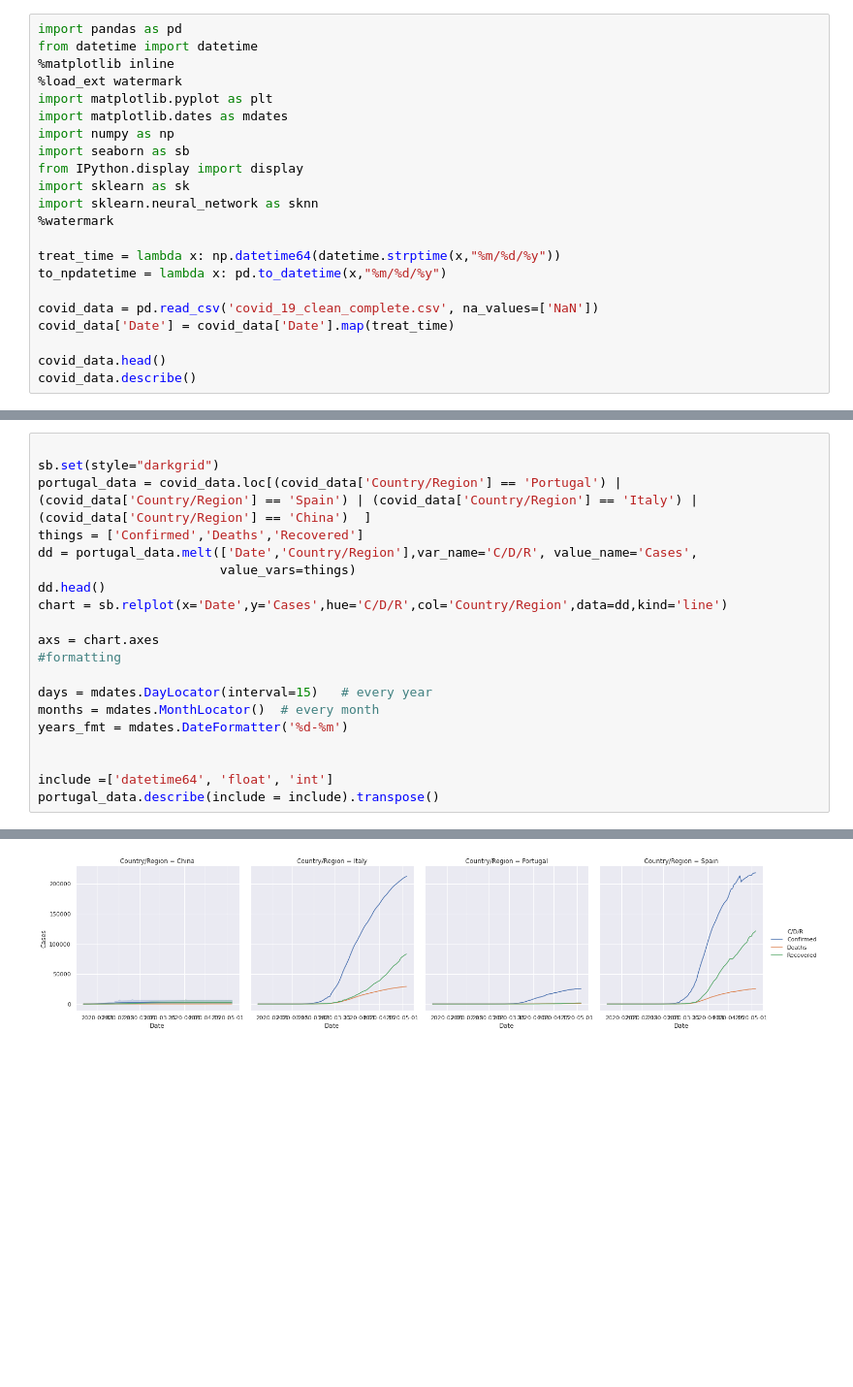
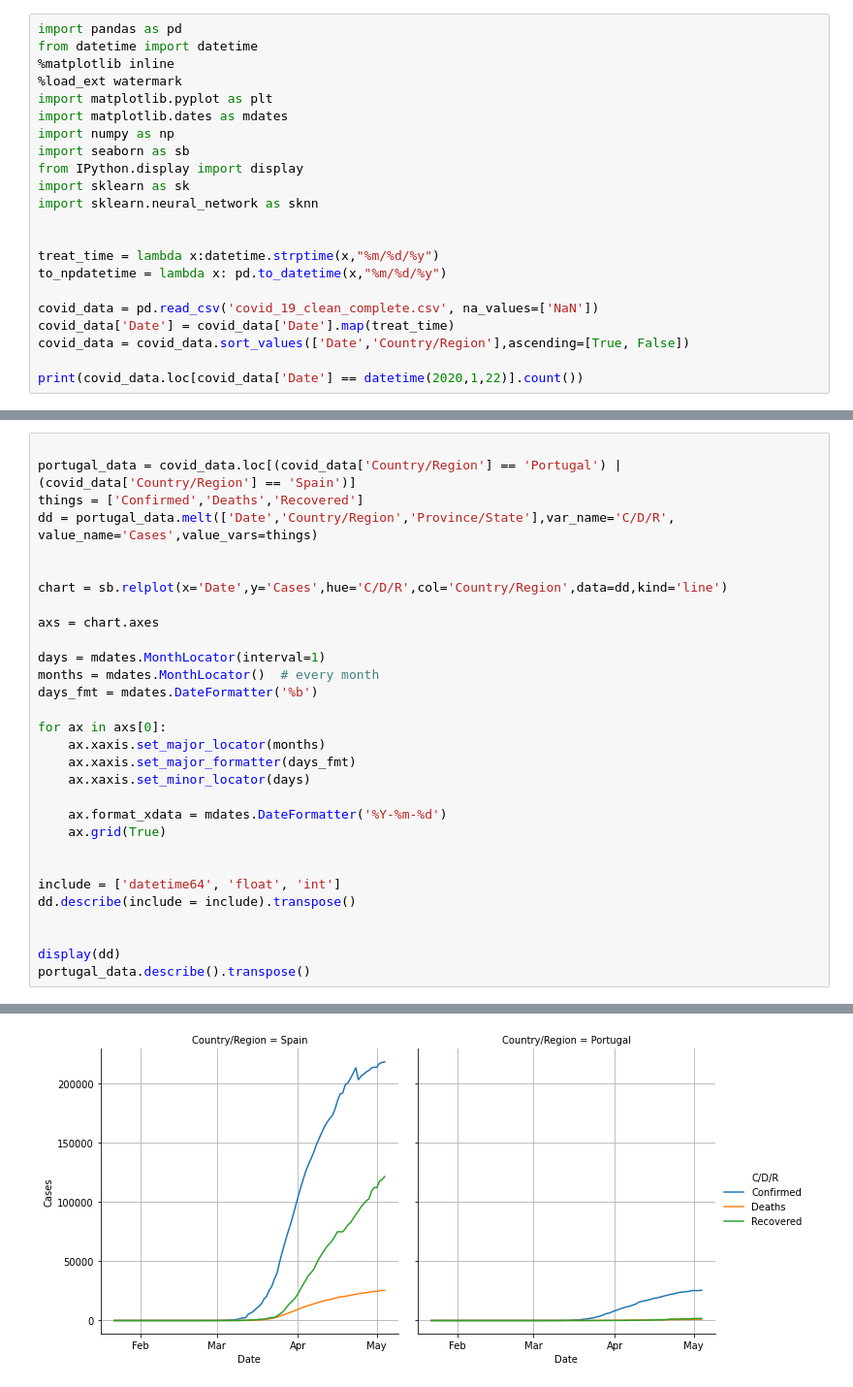
Before and after one commit to SALajes/iart-regression-modeling, a Jupyter notebook: Covid19.ipynb, the cells around one changed output, grey strips where cells are left out. Shown at 97% size. Saved outputs shown, nothing was run; the diff lists cells and outputs as text; blank space fills up the shorter version.

```diff
--- a/Covid19.ipynb
+++ b/Covid19.ipynb
@@ -10,16 +10,16 @@ import seaborn as sb
 from IPython.display import display
 import sklearn as sk
 import sklearn.neural_network as sknn
-%watermark
 
-treat_time = lambda x: np.datetime64(datetime.strptime(x,"%m/%d/%y"))
+
+treat_time = lambda x:datetime.strptime(x,"%m/%d/%y")
 to_npdatetime = lambda x: pd.to_datetime(x,"%m/%d/%y")
 
 covid_data = pd.read_csv('covid_19_clean_complete.csv', na_values=['NaN'])
 covid_data['Date'] = covid_data['Date'].map(treat_time)
+covid_data = covid_data.sort_values(['Date','Country/Region'],ascending=[True, False])
 
-covid_data.head()
-covid_data.describe()
+print(covid_data.loc[covid_data['Date'] == datetime(2020,1,22)].count())
 # %% [output]
 The watermark extension is already loaded. To reload it, use:
   %reload_ext watermark
@@ -47,21 +35,31 @@ interpreter: 64bit
 # %%
 
-sb.set(style="darkgrid")
-portugal_data = covid_data.loc[(covid_data['Country/Region'] == 'Portugal') | (covid_data['Country/Region'] == 'Spain') | (covid_data['Country/Region'] == 'Italy') | (covid_data['Country/Region'] == 'China')  ]
+portugal_data = covid_data.loc[(covid_data['Country/Region'] == 'Portugal') | (covid_data['Country/Region'] == 'Spain')]
 things = ['Confirmed','Deaths','Recovered']
-dd = portugal_data.melt(['Date','Country/Region'],var_name='C/D/R', value_name='Cases',
-                        value_vars=things)
-dd.head()
+dd = portugal_data.melt(['Date','Country/Region','Province/State'],var_name='C/D/R', value_name='Cases',value_vars=things)
+
+
 chart = sb.relplot(x='Date',y='Cases',hue='C/D/R',col='Country/Region',data=dd,kind='line')
 
 axs = chart.axes
-#formatting
 
-days = mdates.DayLocator(interval=15)   # every year
+days = mdates.MonthLocator(interval=1)
 months = mdates.MonthLocator()  # every month
-years_fmt = mdates.DateFormatter('%d-%m')
+days_fmt = mdates.DateFormatter('%b')
+
+for ax in axs[0]:
+    ax.xaxis.set_major_locator(months)
+    ax.xaxis.set_major_formatter(days_fmt)
+    ax.xaxis.set_minor_locator(days)
+
+    ax.format_xdata = mdates.DateFormatter('%Y-%m-%d')
+    ax.grid(True)
 
 
-include =['datetime64', 'float', 'int']
-portugal_data.describe(include = include).transpose()
+include = ['datetime64', 'float', 'int']
+dd.describe(include = include).transpose()
+
+
+display(dd)
+portugal_data.describe().transpose()
 # %% [output]
@@ -75 +85 @@ portugal_data.describe(include = include).transpose()
-[figure, old version]
+[figure, new version]
```
Also changed, not shown: parts of 6 cells of this notebook.
